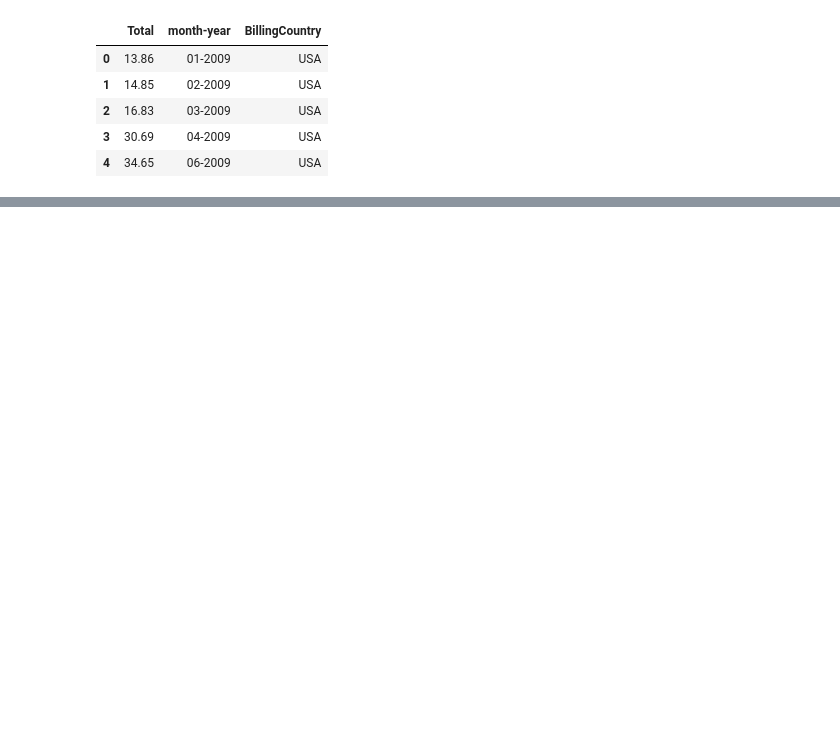
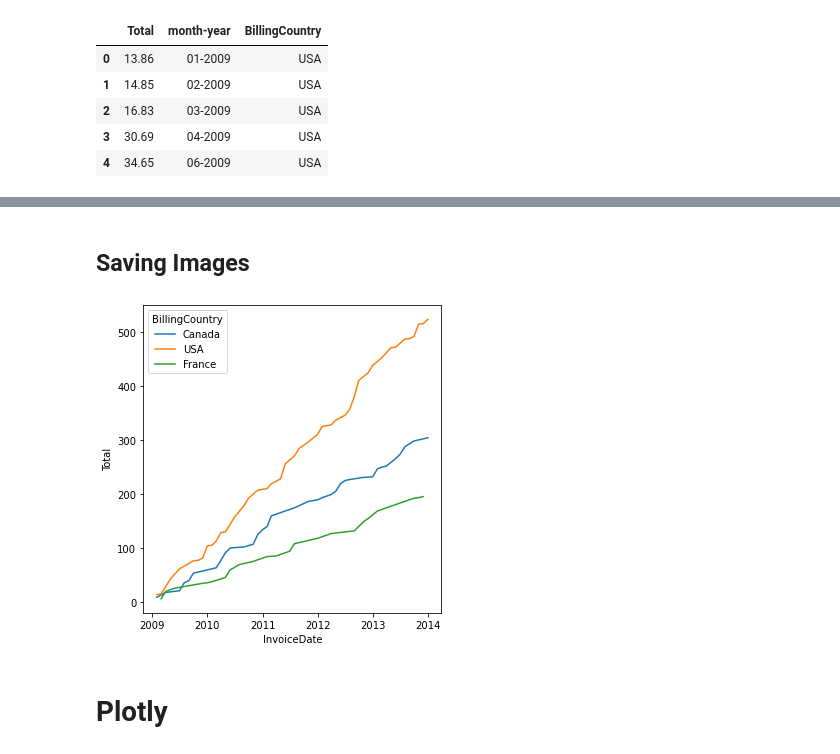
Before and after one commit to PacktPublishing/Practical-Data-Science-with-Python, a Jupyter notebook: Chapter5/Chapter_5_code.ipynb, the cells around one changed output, grey strips where cells are left out. Cells and saved outputs as stored; diff of their text form; code cells hidden in the pictures; blank space fills up the shorter version.

```diff
--- a/Chapter5/Chapter_5_code.ipynb
+++ b/Chapter5/Chapter_5_code.ipynb
@@ -596,0 +605,11 @@ sns.lineplot(data=sql_df2, x='month-year', y='Total', hue='BillingCountry')
+# %% [markdown]
+## Saving Images
+# %%
+f = plt.figure(figsize=(5, 5))
+sns.lineplot(data=gb, x='InvoiceDate', y='Total', hue='BillingCountry')
+plt.tight_layout()
+plt.savefig('cumulative_sales_lineplot.png', facecolor='w', dpi=300)
+# %% [output]
+[figure, added]
+# %% [markdown]
+# Plotly
```
Also changed, not shown: parts of 15 cells of this notebook, 2 other files.
